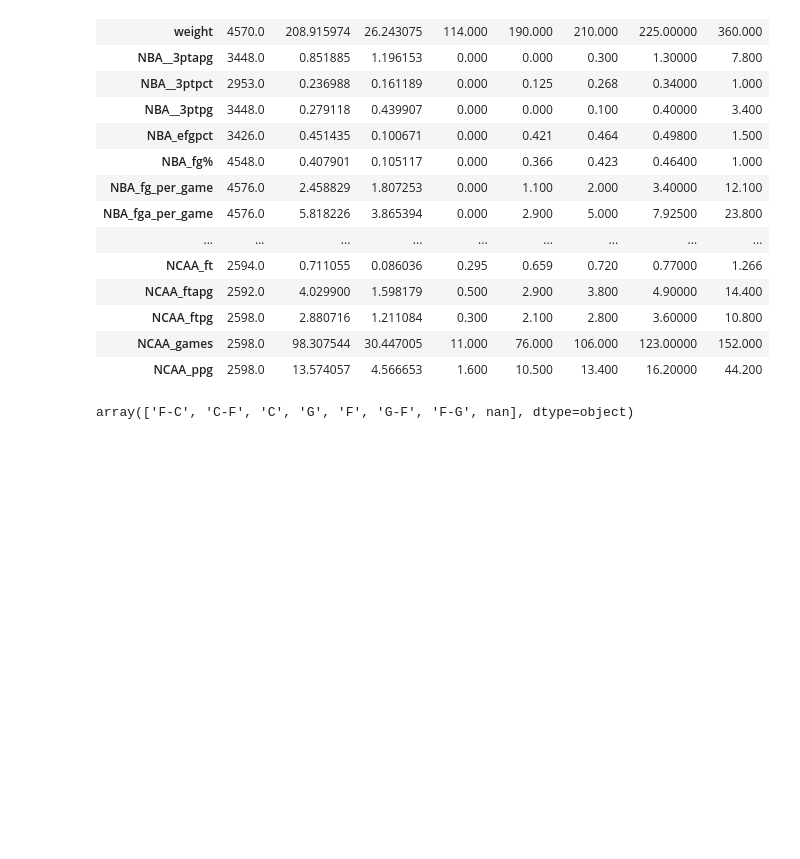
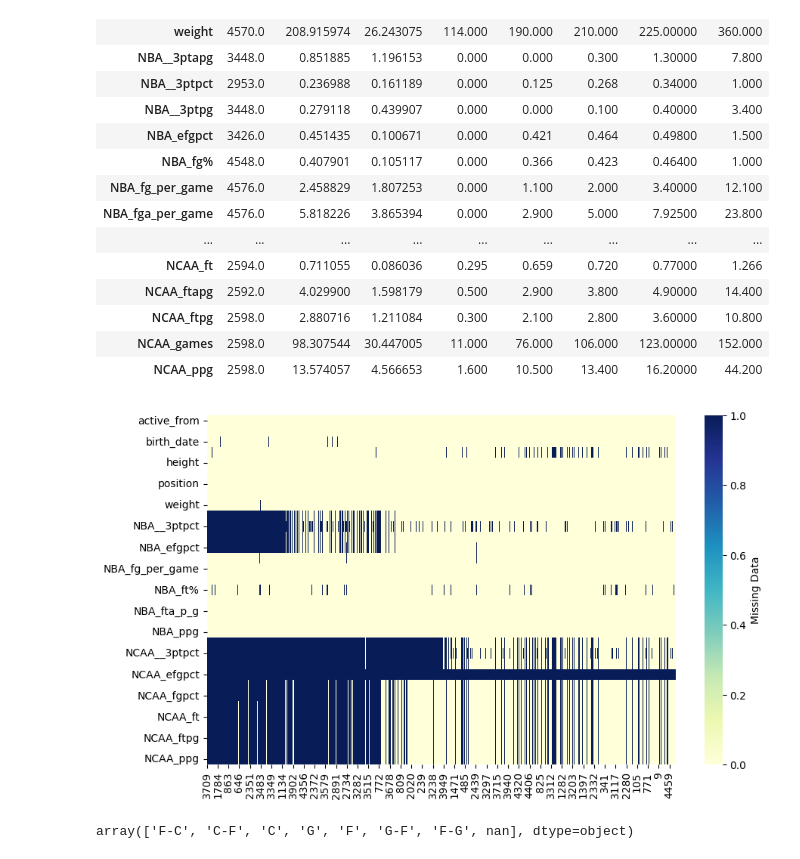
Before and after one commit to kleberporto/nba-rookie, a Jupyter notebook: notebooks/eda.ipynb, the cells around one changed output. Saved outputs shown, nothing was run; the diff lists cells and outputs as text; code cells hidden in the pictures; blank space fills up the shorter version.

```diff
--- a/notebooks/eda.ipynb
+++ b/notebooks/eda.ipynb
@@ -52,6 +55,14 @@ raw_df.describe().T
 | NCAA_ftpg | 2598.0 | 2.880716 | 1.211084 | 0.300 | 2.100 | 2.800 | 3.60000 | 10.800 |
 | NCAA_games | 2598.0 | 98.307544 | 30.447005 | 11.000 | 76.000 | 106.000 | 123.00000 | 152.000 |
 | NCAA_ppg | 2598.0 | 13.574057 | 4.566653 | 1.600 | 10.500 | 13.400 | 16.20000 | 44.200 |
+# %%
+fig =plt.figure(figsize=(10,6))
+sns.heatmap(raw_df.sort_values("active_from").isna().transpose(),
+            cmap="YlGnBu",
+            cbar_kws={'label': 'Missing Data'})
+plt.savefig("visualizing_missing_data_with_heatmap_Seaborn_Python.png", dpi=100)
+# %% [output]
+[figure, added]
 # %%
 raw_df["position"].unique()
 # %% [output]
```
Also changed, not shown: parts of 55 cells of this notebook, 1 other file.
